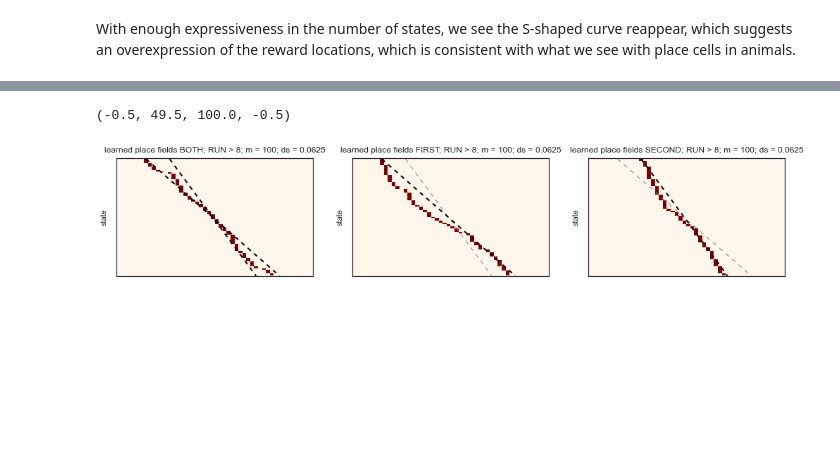
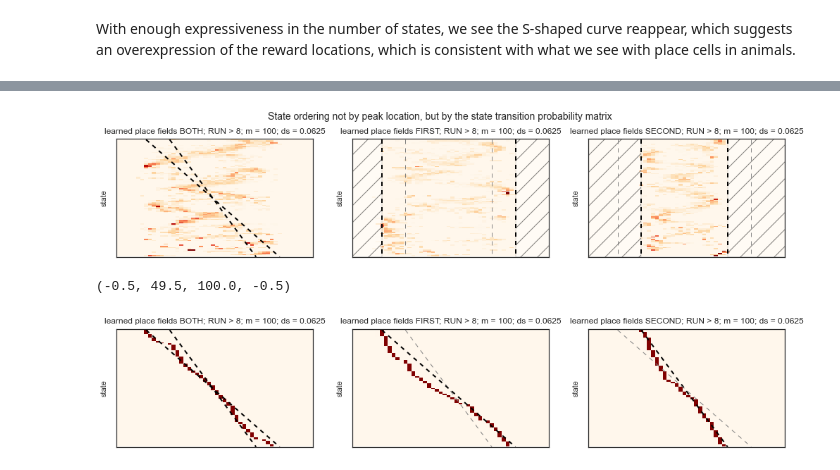
Before and after one commit to kemerelab/NeuroHMM, a Jupyter notebook: ModelSelection.ipynb, the cells around one changed output, grey strips where cells are left out. Cells and saved outputs as stored; diff of their text form; code cells hidden in the pictures; blank space fills up the shorter version.

```diff
--- a/ModelSelection.ipynb
+++ b/ModelSelection.ipynb
@@ -415,2 +459,84 @@ ax3.axis('tight')
 # %% [markdown]
 With enough expressiveness in the number of states, we see the S-shaped curve reappear, which suggests an overexpression of the reward locations, which is consistent with what we see with place cells in animals.
+# %%
+import matplotlib.patches as patches
+
+fig, (ax1, ax2, ax3) = plt.subplots(1, 3, figsize=(17, 3))
+
+ax1.matshow(state_pos_b[stateorder_b,:], interpolation='none', cmap='OrRd')
+ax1.set_ylabel('state')
+ax1.set_xticklabels([])
+ax1.set_yticklabels([])
+ax1.set_title('learned place fields BOTH; RUN > ' + str(vth) + '; m = ' + str(num_states) + '; ds = ' + str(ds), y=1.02)
+ax1.plot([13, 35], [0, num_states], color='k', linestyle='dashed', linewidth=2)
+ax1.plot([7, 41], [0, num_states], color='k', linestyle='dashed', linewidth=2)
+ax1.axis('tight')
+
+ax2.matshow(state_pos_1[stateorder_1,:], interpolation='none', cmap='OrRd')
+ax2.set_ylabel('state')
+ax2.set_xticklabels([])
+ax2.set_yticklabels([])
+ax2.set_title('learned place fields FIRST; RUN > ' + str(vth) + '; m = ' + str(num_states) + '; ds = ' + str(ds), y=1.02)
+ax2.plot([13, 13], [0, num_states], color='gray', linestyle='dashed', linewidth=1)
+ax2.plot([7, 7], [0, num_states], color='k', linestyle='dashed', linewidth=2)
+ax2.plot([35, 35], [0, num_states], color='gray', linestyle='dashed', linewidth=1)
+ax2.plot([41, 41], [0, num_states], color='k', linestyle='dashed', linewidth=2)
+ax2.axis('tight')
+
+ax2.add_patch(
+    patches.Rectangle(
+        (-1, 0),   # (x,y)
+        8,          # width
+        num_states,          # height
+        hatch='/',
+        facecolor='w',
+        alpha=0.5
+    )
+)
+
+ax2.add_patch(
+    patches.Rectangle(
+        (41, 0),   # (x,y)
+        11,          # width
+        num_states,          # height
+        hatch='/',
+        facecolor='w',
+        alpha=0.5
+    )
+)
+
+ax3.matshow(state_pos_2[stateorder_2,:], interpolation='none', cmap='OrRd')
+ax3.set_ylabel('state')
+ax3.set_xticklabels([])
+ax3.set_yticklabels([])
+ax3.set_title('learned place fields SECOND; RUN > ' + str(vth) + '; m = ' + str(num_states) + '; ds = ' + str(ds), y=1.02)
+ax3.plot([13, 13], [0, num_states], color='k', linestyle='dashed', linewidth=2)
+ax3.plot([7, 7], [0, num_states], color='gray', linestyle='dashed', linewidth=1)
+ax3.plot([35, 35], [0, num_states], color='k', linestyle='dashed', linewidth=2)
+ax3.plot([41, 41], [0, num_states], color='gray', linestyle='dashed', linewidth=1)
+ax3.axis('tight')
+
+ax3.add_patch(
+    patches.Rectangle(
+        (-1, 0),   # (x,y)
+        14,          # width
+        num_states,          # height
+        hatch='/',
+        facecolor='w',
+        alpha=0.5
+    )
+)
+
+ax3.add_patch(
+    patches.Rectangle(
+        (35, 0),   # (x,y)
+        15,          # width
+        num_states,          # height
+        hatch='/',
+        facecolor='w',
+        alpha=0.5
+    )
+)
+
+fig.suptitle('State ordering not by peak location, but by the state transition probability matrix', y=1.08, fontsize=14)
+# %% [output]
@@ -417,3 +544,4 @@ With enough expressiveness in the number of states, we see the S-shaped curve re
+[figure, added]
 # %%
 state_pos_b[state_pos_b < np.transpose(np.tile(state_pos_b.max(axis=1),[state_pos_b.shape[1],1]))] = 0
 state_pos_b[state_pos_b == np.transpose(np.tile(state_pos_b.max(axis=1),[state_pos_b.shape[1],1]))] = 1
```
Also changed, not shown: parts of 8 cells of this notebook, 3 other files.
